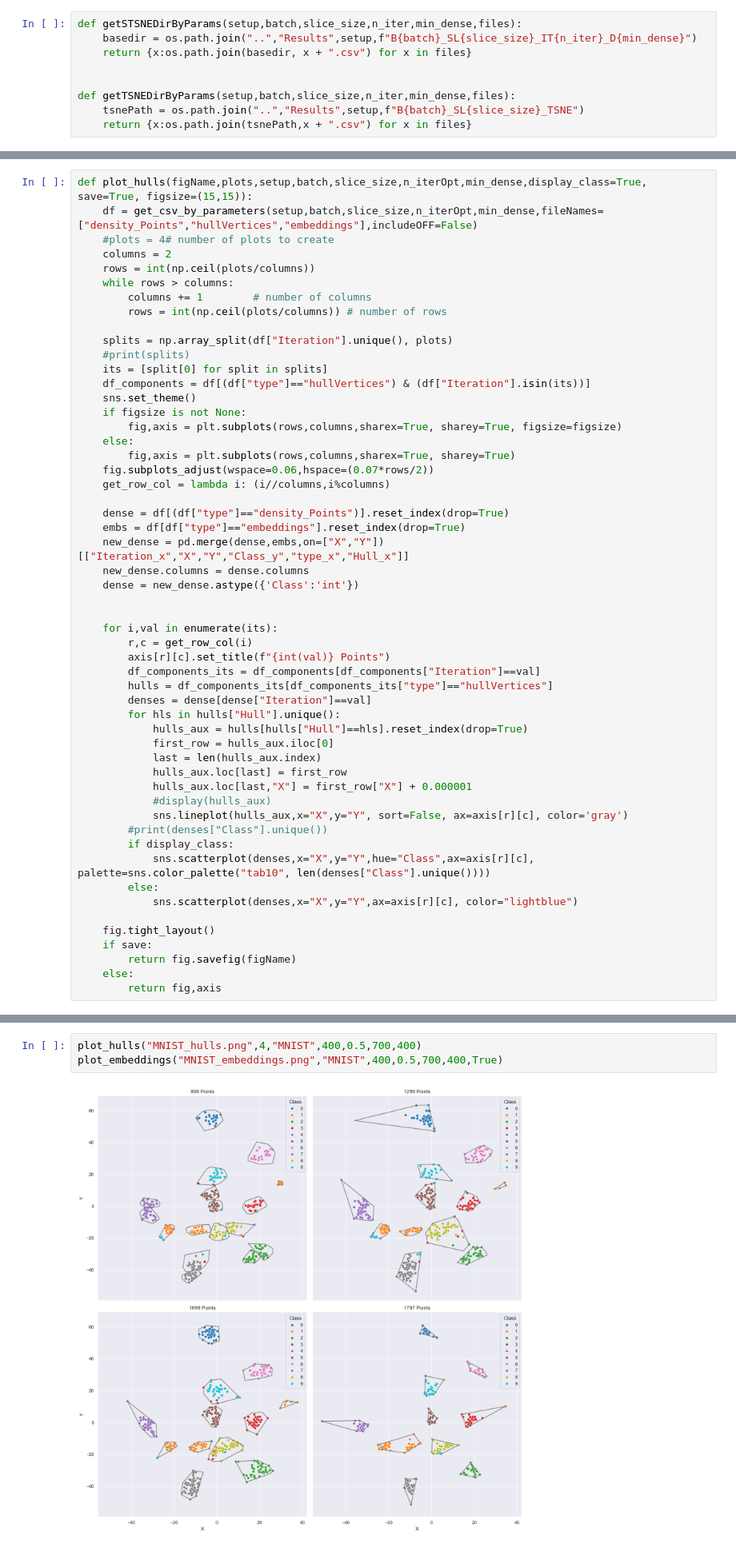
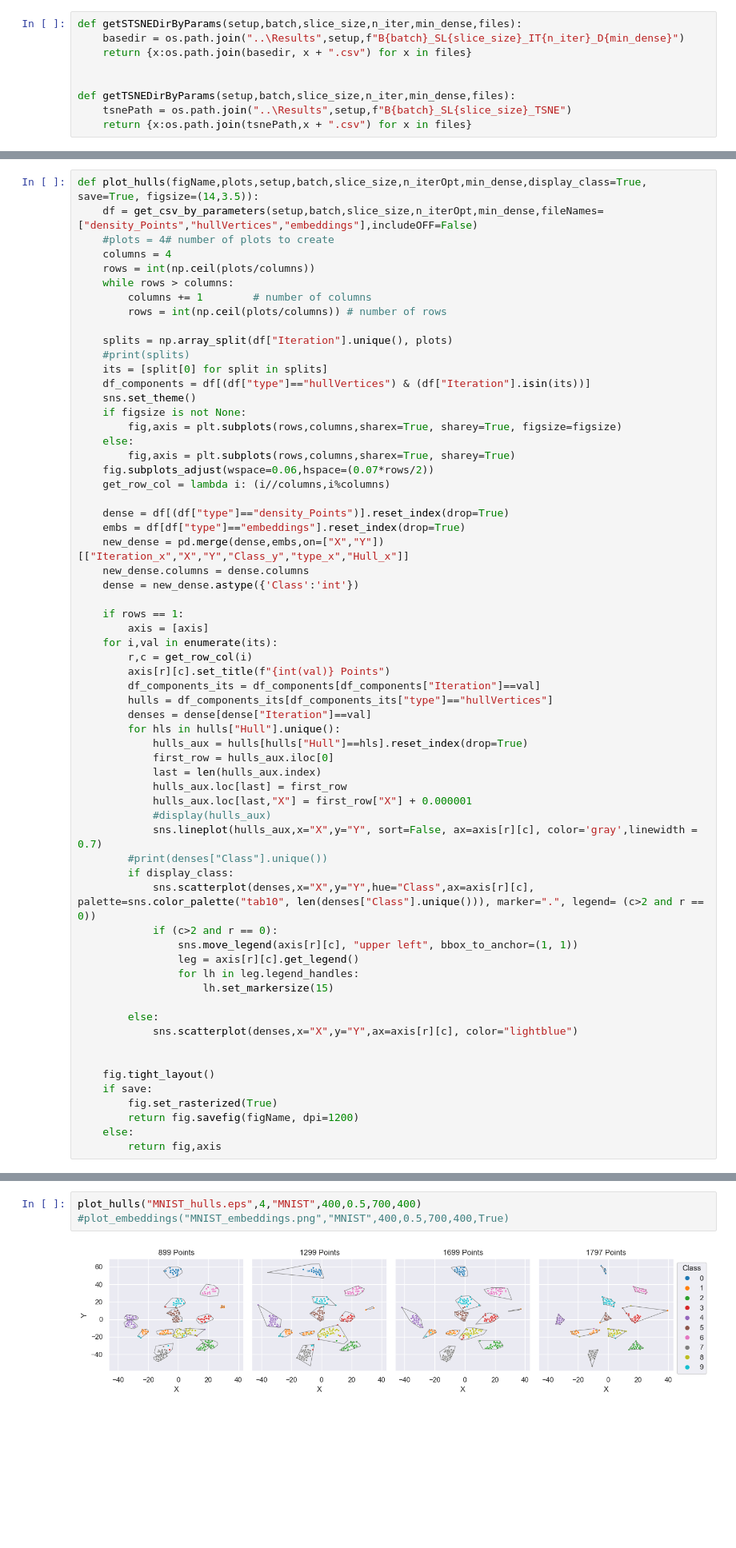
Before and after one commit to PedrV/S--t-SNE, a Jupyter notebook: Demo/ProcessedAnalysisCSV/plots_demo.ipynb, the cells around one changed output, grey strips where cells are left out. Shown at 80% size. Saved outputs shown, nothing was run; the diff lists cells and outputs as text; blank space fills up the shorter version.

```diff
--- a/Demo/ProcessedAnalysisCSV/plots_demo.ipynb
+++ b/Demo/ProcessedAnalysisCSV/plots_demo.ipynb
@@ -10,11 +14,11 @@ from Demo_Params import BASESETUP
 # %%
 def getSTSNEDirByParams(setup,batch,slice_size,n_iter,min_dense,files):
-    basedir = os.path.join("..","Results",setup,f"B{batch}_SL{slice_size}_IT{n_iter}_D{min_dense}")
+    basedir = os.path.join("..\Results",setup,f"B{batch}_SL{slice_size}_IT{n_iter}_D{min_dense}")
     return {x:os.path.join(basedir, x + ".csv") for x in files}
 
 
 def getTSNEDirByParams(setup,batch,slice_size,n_iter,min_dense,files):
-    tsnePath = os.path.join("..","Results",setup,f"B{batch}_SL{slice_size}_TSNE")
+    tsnePath = os.path.join("..\Results",setup,f"B{batch}_SL{slice_size}_TSNE")
     return {x:os.path.join(tsnePath,x + ".csv") for x in files}
 # %%
 def readCSV(setup,parameters, testType, fileNames, rescales, remove_initial=False, iteractive=True):
@@ -142,10 +159,10 @@ def get_csv_by_parameters(setup,batch,slice_size,n_iterOpt,min_dense,fileNames=[
 
     return pd.concat(csvs)
 # %%
-def plot_hulls(figName,plots,setup,batch,slice_size,n_iterOpt,min_dense,display_class=True, save=True, figsize=(15,15)):
+def plot_hulls(figName,plots,setup,batch,slice_size,n_iterOpt,min_dense,display_class=True, save=True, figsize=(14,3.5)):
     df = get_csv_by_parameters(setup,batch,slice_size,n_iterOpt,min_dense,fileNames=["density_Points","hullVertices","embeddings"],includeOFF=False)
     #plots = 4# number of plots to create
-    columns = 2
+    columns = 4
     rows = int(np.ceil(plots/columns))
     while rows > columns:
         columns += 1        # number of columns
@@ -169,7 +186,8 @@ def plot_hulls(figName,plots,setup,batch,slice_size,n_iterOpt,min_dense,display_
     new_dense.columns = dense.columns
     dense = new_dense.astype({'Class':'int'})
 
-
+    if rows == 1:
+        axis = [axis]
     for i,val in enumerate(its):
         r,c = get_row_col(i)
         axis[r][c].set_title(f"{int(val)} Points")
@@ -183,15 +201,23 @@ def plot_hulls(figName,plots,setup,batch,slice_size,n_iterOpt,min_dense,display_
             hulls_aux.loc[last] = first_row
             hulls_aux.loc[last,"X"] = first_row["X"] + 0.000001
             #display(hulls_aux)
-            sns.lineplot(hulls_aux,x="X",y="Y", sort=False, ax=axis[r][c], color='gray')
+            sns.lineplot(hulls_aux,x="X",y="Y", sort=False, ax=axis[r][c], color='gray',linewidth = 0.7)
         #print(denses["Class"].unique())
         if display_class:
-            sns.scatterplot(denses,x="X",y="Y",hue="Class",ax=axis[r][c], palette=sns.color_palette("tab10", len(denses["Class"].unique())))
+            sns.scatterplot(denses,x="X",y="Y",hue="Class",ax=axis[r][c], palette=sns.color_palette("tab10", len(denses["Class"].unique())), marker=".", legend= (c>2 and r == 0))
+            if (c>2 and r == 0):
+                sns.move_legend(axis[r][c], "upper left", bbox_to_anchor=(1, 1))
+                leg = axis[r][c].get_legend()
+                for lh in leg.legend_handles:
+                    lh.set_markersize(15)
+
         else:
             sns.scatterplot(denses,x="X",y="Y",ax=axis[r][c], color="lightblue")
 
+
     fig.tight_layout()
     if save:
-        return fig.savefig(figName)
+        fig.set_rasterized(True)
+        return fig.savefig(figName, dpi=1200)
     else:
         return fig,axis
@@ -211,7 +241,7 @@ def plot_embeddings(figName,setup,batch,slice_size,n_iterOpt,min_dense,includeOF
 
     return g.savefig(figName)
 # %%
-plot_hulls("MNIST_hulls.png",4,"MNIST",400,0.5,700,400)
-plot_embeddings("MNIST_embeddings.png","MNIST",400,0.5,700,400,True)
+plot_hulls("MNIST_hulls.eps",4,"MNIST",400,0.5,700,400)
+#plot_embeddings("MNIST_embeddings.png","MNIST",400,0.5,700,400,True)
 # %% [output]
-[figure, old version]
+[figure, new version]
```
Also changed, not shown: parts of 9 cells of this notebook, 8 other files.
